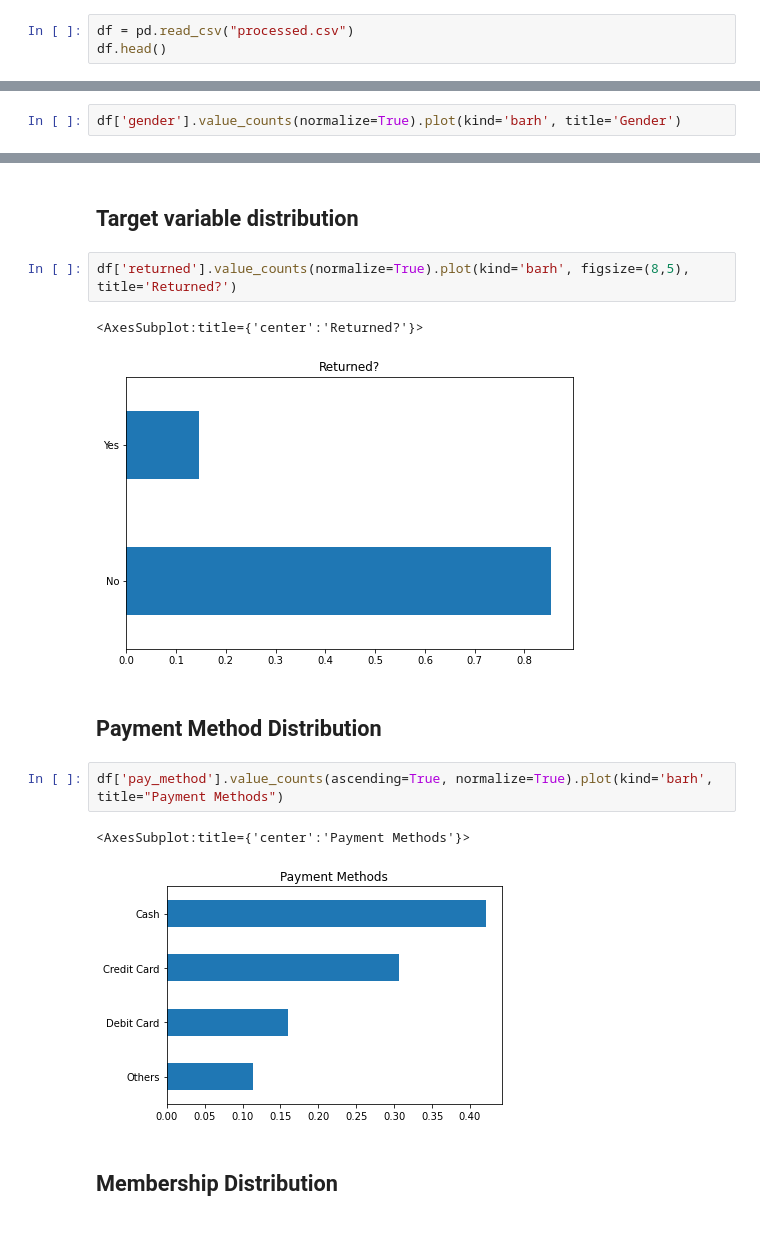
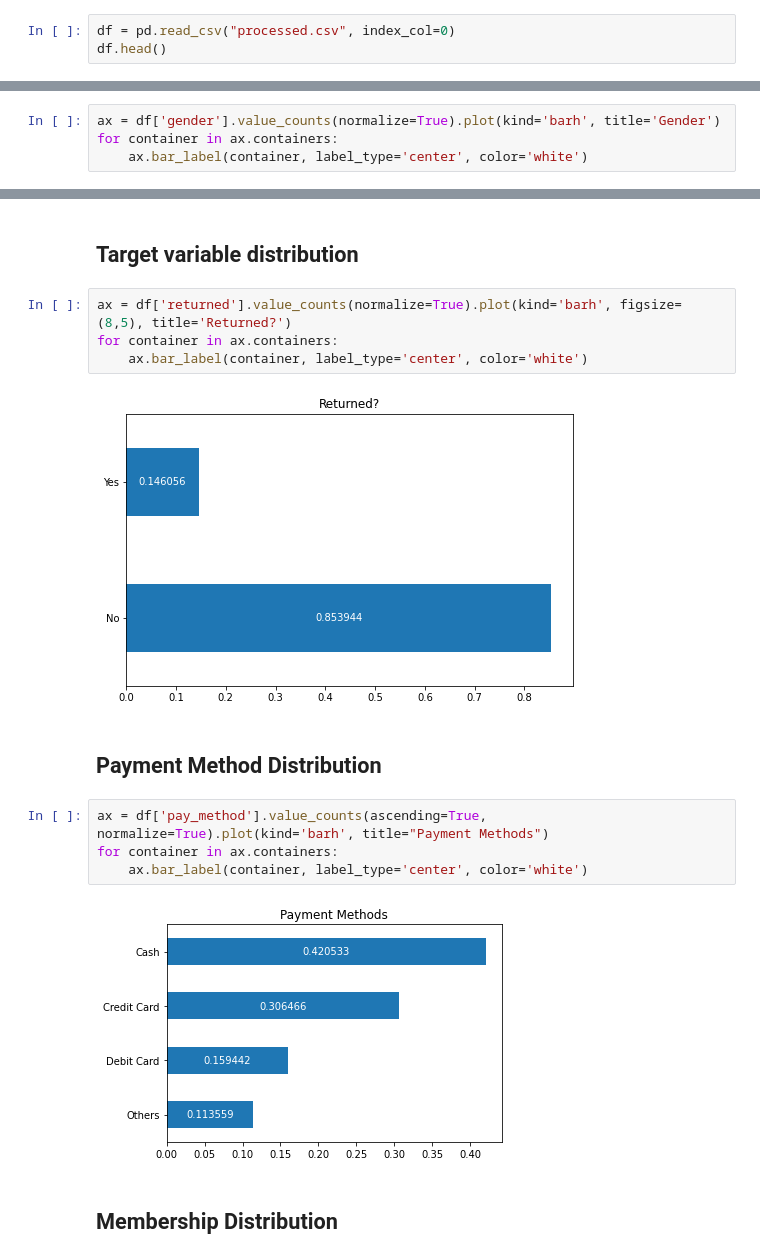
Before and after one commit to s-callejo/AI-Academy-capstone-project-team2, a Jupyter notebook: eda.ipynb, the cells around one changed output, grey strips where cells are left out. Cells and saved outputs as stored; diff of their text form; blank space fills up the shorter version.

```diff
--- a/eda.ipynb
+++ b/eda.ipynb
@@ -3,6 +5,6 @@ import pandas as pd
 import numpy as np
 import matplotlib.pyplot as plt
 # %%
-df = pd.read_csv("processed.csv")
+df = pd.read_csv("processed.csv", index_col=0)
 df.head()
 # %% [output]
@@ -31,3 +44,5 @@ Text(0.5, 1.0, 'Ages of Users')
 # %%
-df['gender'].value_counts(normalize=True).plot(kind='barh', title='Gender')
+ax = df['gender'].value_counts(normalize=True).plot(kind='barh', title='Gender')
+for container in ax.containers:
+    ax.bar_label(container, label_type='center', color='white')
 # %% [output]
@@ -36,17 +50,19 @@ df['gender'].value_counts(normalize=True).plot(kind='barh', title='Gender')
 # %% [markdown]
 ## Target variable distribution
 # %%
-df['returned'].value_counts(normalize=True).plot(kind='barh', figsize=(8,5), title='Returned?')
+ax = df['returned'].value_counts(normalize=True).plot(kind='barh', figsize=(8,5), title='Returned?')
+for container in ax.containers:
+    ax.bar_label(container, label_type='center', color='white')
 # %% [output]
-<AxesSubplot:title={'center':'Returned?'}>
-[figure, old version]
+[figure, new version]
 # %% [markdown]
 ## Payment Method Distribution
 # %%
-df['pay_method'].value_counts(ascending=True, normalize=True).plot(kind='barh', title="Payment Methods")
+ax = df['pay_method'].value_counts(ascending=True, normalize=True).plot(kind='barh', title="Payment Methods")
+for container in ax.containers:
+    ax.bar_label(container, label_type='center', color='white')
 # %% [output]
-<AxesSubplot:title={'center':'Payment Methods'}>
-[figure, old version]
+[figure, new version]
 # %% [markdown]
 ## Membership Distribution
 # %%
```
Also changed, not shown: parts of 38 cells of this notebook.
